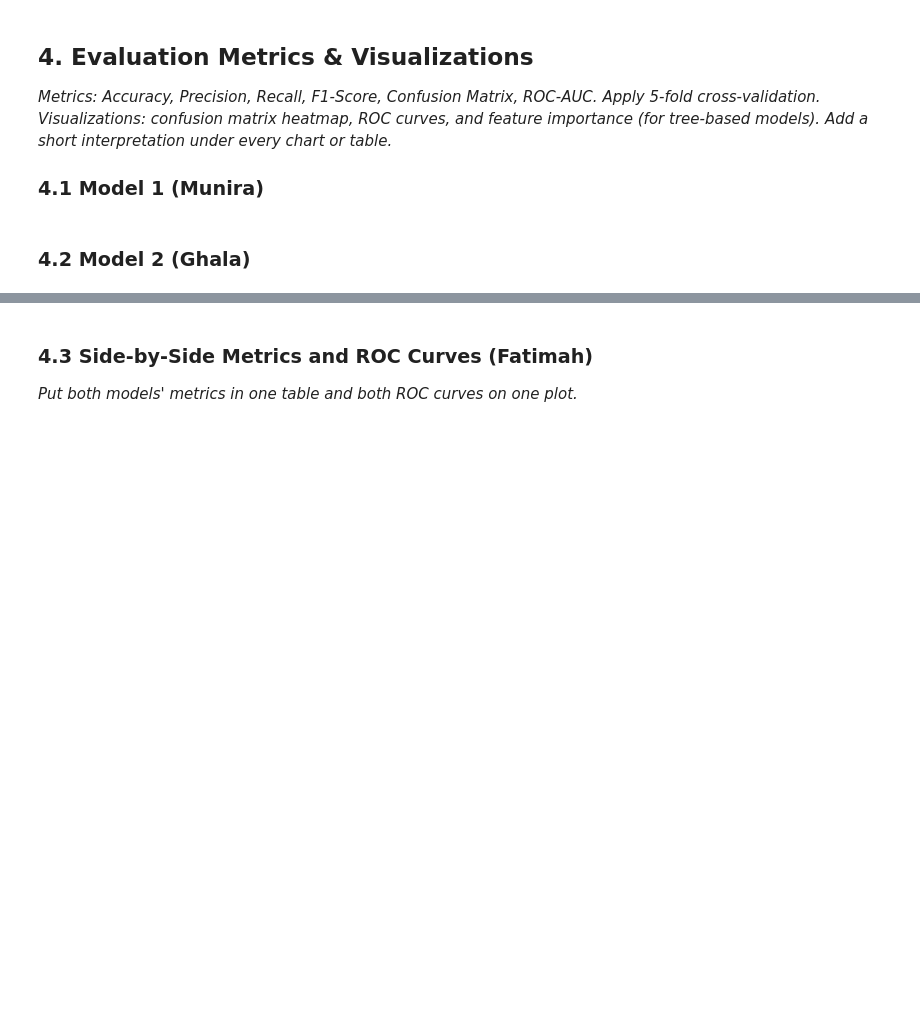
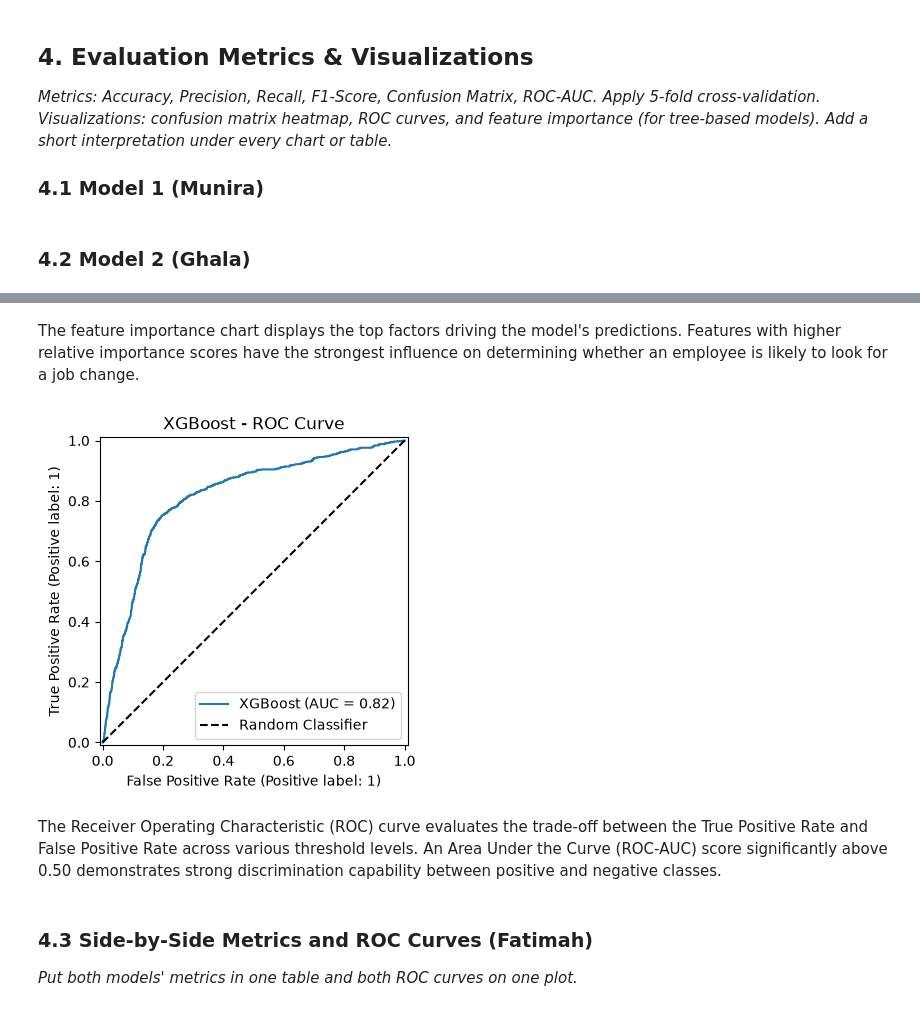
Before and after one commit to ManarAlrazin/SW485-Project-Group2, a Jupyter notebook: Phase1_Supervised_Learning.ipynb, the cells around one changed output, grey strips where cells are left out. Saved outputs shown, nothing was run; the diff lists cells and outputs as text; code cells hidden in the pictures; blank space fills up the shorter version.

```diff
--- a/Phase1_Supervised_Learning.ipynb
+++ b/Phase1_Supervised_Learning.ipynb
@@ -105,3 +220,19 @@ def evaluate_model(name, model, X_test, y_test):
+# %% [markdown]
+The feature importance chart displays the top factors driving the model's predictions. Features with higher relative importance scores have the strongest influence on determining whether an employee is likely to look for a job change.
+# %%
+# 3. ROC Curve Plot
+from sklearn.metrics import RocCurveDisplay
+
+fig, ax = plt.subplots(figsize=(6, 4))
+RocCurveDisplay.from_estimator(best_xgb_model, X_test, y_test, ax=ax, name="XGBoost")
+plt.title("XGBoost - ROC Curve")
+plt.plot([0, 1], [0, 1], 'k--', label="Random Classifier")
+plt.legend()
+plt.show()
+# %% [output]
+[figure, added]
+# %% [markdown]
+The Receiver Operating Characteristic (ROC) curve evaluates the trade-off between the True Positive Rate and False Positive Rate across various threshold levels. An Area Under the Curve (ROC-AUC) score significantly above 0.50 demonstrates strong discrimination capability between positive and negative classes.
 # %% [markdown]
 ### 4.3 Side-by-Side Metrics and ROC Curves (Fatimah)
 *Put both models' metrics in one table and both ROC curves on one plot.*
```
Also changed, not shown: parts of 7 cells of this notebook.
